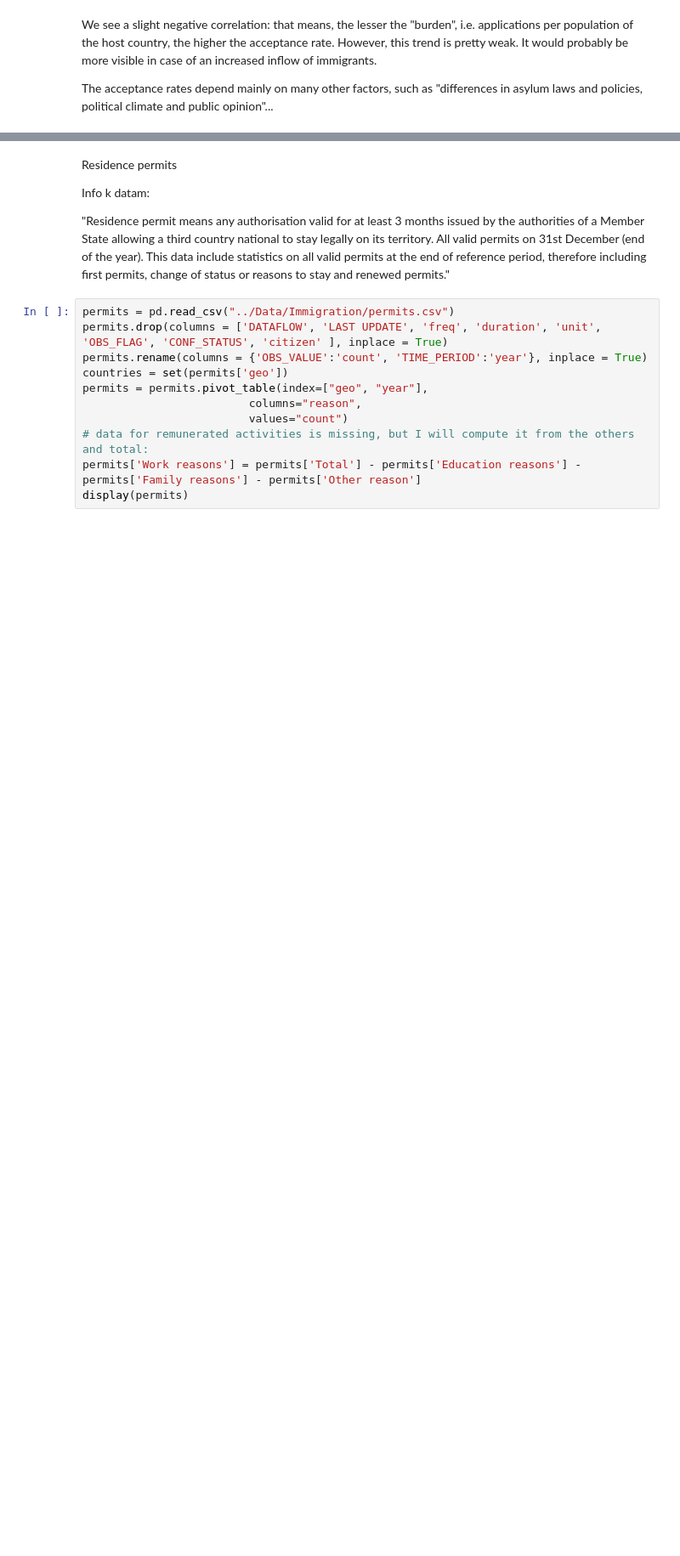
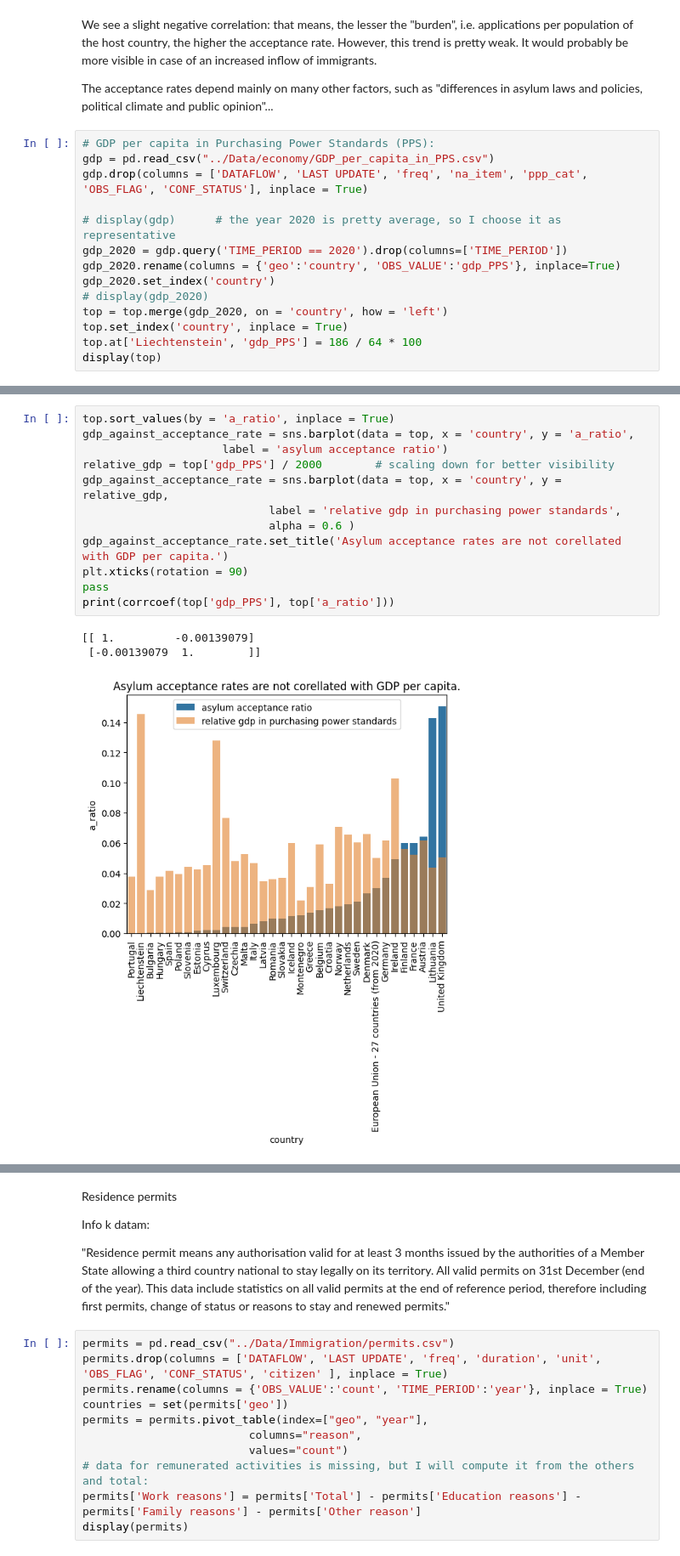
Before and after one commit to jatofi-official/migration-eu-analysis, a Jupyter notebook: Notebooks/asylum_ado_.ipynb, the cells around one changed output, grey strips where cells are left out. Shown at 85% size. Drawn from its saved outputs; the diff is of its cells as text; blank space fills up the shorter version.

Commit message:
permits and asylum - done
added dataset GDP_per_capita_in_PPS.csv
ale nenasiel som skoro nic zaujimave...

```diff
--- a/Notebooks/asylum_ado_.ipynb
+++ b/Notebooks/asylum_ado_.ipynb
@@ -339,3 +341,17 @@ Correlation: [[ 1.         -0.16402283]
 We see a slight negative correlation: that means, the lesser the "burden", i.e. applications per population of the host country, the higher the acceptance rate. However, this trend is pretty weak. It would probably be more visible in case of an increased inflow of immigrants.
 
 The acceptance rates depend mainly on many other factors, such as "differences in asylum laws and policies, political climate and public opinion"...
+# %%
+# GDP per capita in Purchasing Power Standards (PPS):
+gdp = pd.read_csv("../Data/economy/GDP_per_capita_in_PPS.csv")
+gdp.drop(columns = ['DATAFLOW', 'LAST UPDATE', 'freq', 'na_item', 'ppp_cat', 'OBS_FLAG', 'CONF_STATUS'], inplace = True)
+
+# display(gdp)      # the year 2020 is pretty average, so I choose it as representative
+gdp_2020 = gdp.query('TIME_PERIOD == 2020').drop(columns=['TIME_PERIOD'])
+gdp_2020.rename(columns = {'geo':'country', 'OBS_VALUE':'gdp_PPS'}, inplace=True)
+gdp_2020.set_index('country')
+# display(gdp_2020)
+top = top.merge(gdp_2020, on = 'country', how = 'left')
+top.set_index('country', inplace = True)
+top.at['Liechtenstein', 'gdp_PPS'] = 186 / 64 * 100
+display(top)
@@ -341,0 +382,16 @@ The acceptance rates depend mainly on many other factors, such as "differences i
+# %%
+top.sort_values(by = 'a_ratio', inplace = True)
+gdp_against_acceptance_rate = sns.barplot(data = top, x = 'country', y = 'a_ratio',
+                     label = 'asylum acceptance ratio')
+relative_gdp = top['gdp_PPS'] / 2000        # scaling down for better visibility
+gdp_against_acceptance_rate = sns.barplot(data = top, x = 'country', y = relative_gdp,
+                            label = 'relative gdp in purchasing power standards',
+                            alpha = 0.6 )
+gdp_against_acceptance_rate.set_title('Asylum acceptance rates are not corellated with GDP per capita.')
+plt.xticks(rotation = 90)
+pass
+print(corrcoef(top['gdp_PPS'], top['a_ratio']))
+# %% [output]
+[[ 1.         -0.00139079]
+ [-0.00139079  1.        ]]
+[figure, added]
```
Also changed, not shown: parts of 25 cells of this notebook, 2 other files.
